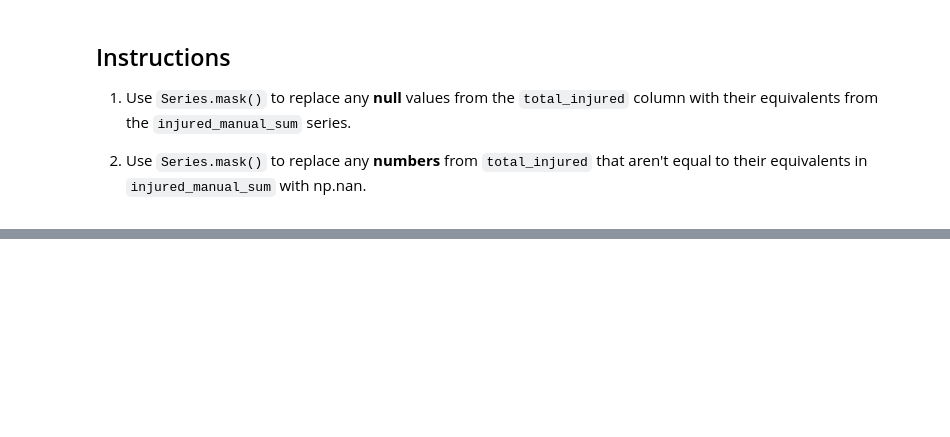
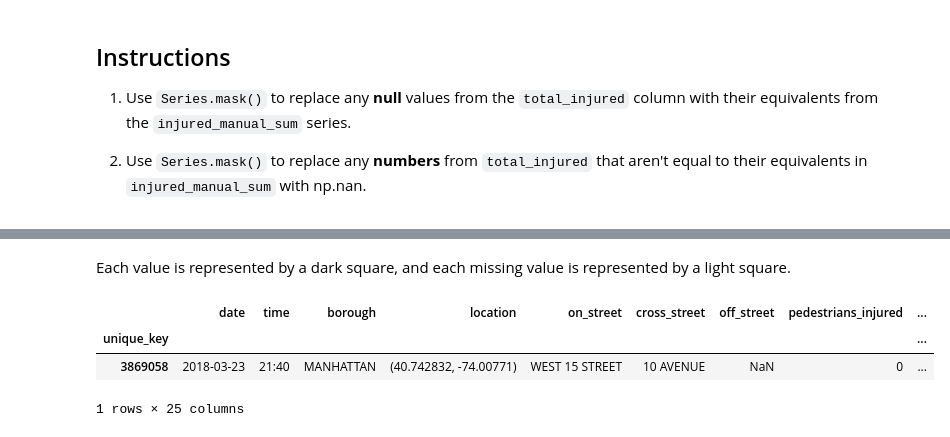
Before and after one commit to TomazFilgueira/Dq_Datascientist, a Jupyter notebook: 04_Data_Cleaning/04_2_Advanced_data_cleaning/4_Working_with_missing_data.ipynb, the cells around one changed output, grey strips where cells are left out. Drawn from its saved outputs; the diff is of its cells as text; code cells hidden in the pictures; blank space fills up the shorter version.

```diff
--- a/04_Data_Cleaning/04_2_Advanced_data_cleaning/4_Working_with_missing_data.ipynb
+++ b/04_Data_Cleaning/04_2_Advanced_data_cleaning/4_Working_with_missing_data.ipynb
@@ -250,0 +301,9 @@ Index: []
+# %% [markdown]
+Each value is represented by a dark square, and each missing value is represented by a light square.
+# %%
+mvc.head(1)
+# %% [output]
+|  | date | time | borough | location | on_street | cross_street | off_street | pedestrians_injured | ... |
+| unique_key |  |  |  |  |  |  |  |  | ... |
+| 3869058 | 2018-03-23 | 21:40 | MANHATTAN | (40.742832, -74.00771) | WEST 15 STREET | 10 AVENUE | NaN | 0 | ... |
+1 rows × 25 columns
```
Also changed, not shown: parts of 17 cells of this notebook.
